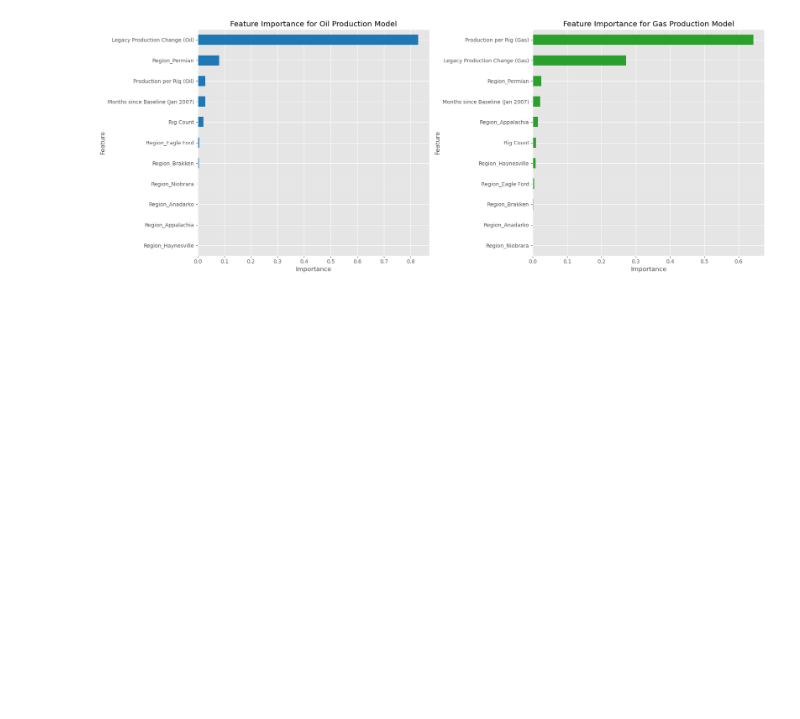
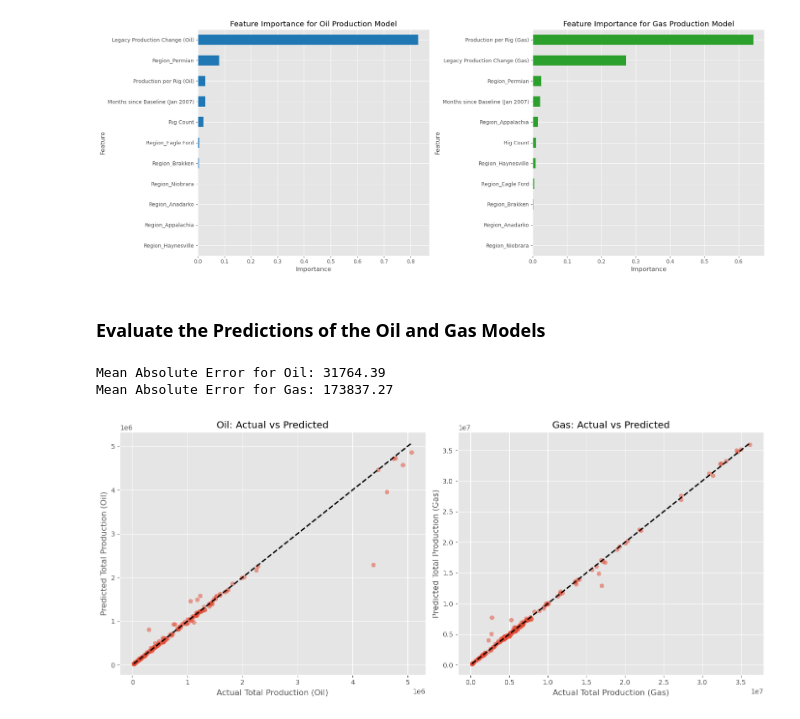
Before and after one commit to MistaVikz/Shale-Production-Machine-Learning, a Jupyter notebook: shale_production_model.ipynb, the cells around one changed output. Drawn from its saved outputs; the diff is of its cells as text; code cells hidden in the pictures; blank space fills up the shorter version.

Commit message:
feat: Added model prediction analysis.

```diff
--- a/shale_production_model.ipynb
+++ b/shale_production_model.ipynb
@@ -293,3 +296,41 @@ plt.show()
 Random Forest Model Score for Oil: 0.9696
 Random Forest Model Score for Gas: 0.9946
 [figure]
+# %% [markdown]
+### Evaluate the Predictions of the Oil and Gas Models
+# %%
+# Make predictions for Oil and Gas
+oil_predictions = oil_model_rf.predict(X_test_oil)
+gas_predictions = gas_model_rf.predict(X_test_gas)
+
+# Mean Absoulute Error for Oil and Gas
+mae_oil = mean_absolute_error(y_test_oil, oil_predictions)
+mae_gas = mean_absolute_error(y_test_gas, gas_predictions)
+print(f"Mean Absolute Error for Oil: {mae_oil:.2f}")
+print(f"Mean Absolute Error for Gas: {mae_gas:.2f}")
+
+# Residuals Plots for Oil and Gas
+plt.figure(figsize=(14, 6))
+
+# Oil subplot
+plt.subplot(1, 2, 1)
+plt.scatter(y_test_oil, oil_predictions, alpha=0.5)
+plt.plot([y_test_oil.min(), y_test_oil.max()], [y_test_oil.min(), y_test_oil.max()], 'k--', lw=2)
+plt.title('Oil: Actual vs Predicted')
+plt.xlabel('Actual Total Production (Oil)')
+plt.ylabel('Predicted Total Production (Oil)')
+
+# Gas subplot
+plt.subplot(1, 2, 2)
+plt.scatter(y_test_gas, gas_predictions, alpha=0.5)
+plt.plot([y_test_gas.min(), y_test_gas.max()], [y_test_gas.min(), y_test_gas.max()], 'k--', lw=2)
+plt.title('Gas: Actual vs Predicted')
+plt.xlabel('Actual Total Production (Gas)')
+plt.ylabel('Predicted Total Production (Gas)')
+
+plt.tight_layout()
+plt.show()
+# %% [output]
+Mean Absolute Error for Oil: 31764.39
+Mean Absolute Error for Gas: 173837.27
+[figure, added]
```
Also changed, not shown: parts of 3 cells of this notebook.
